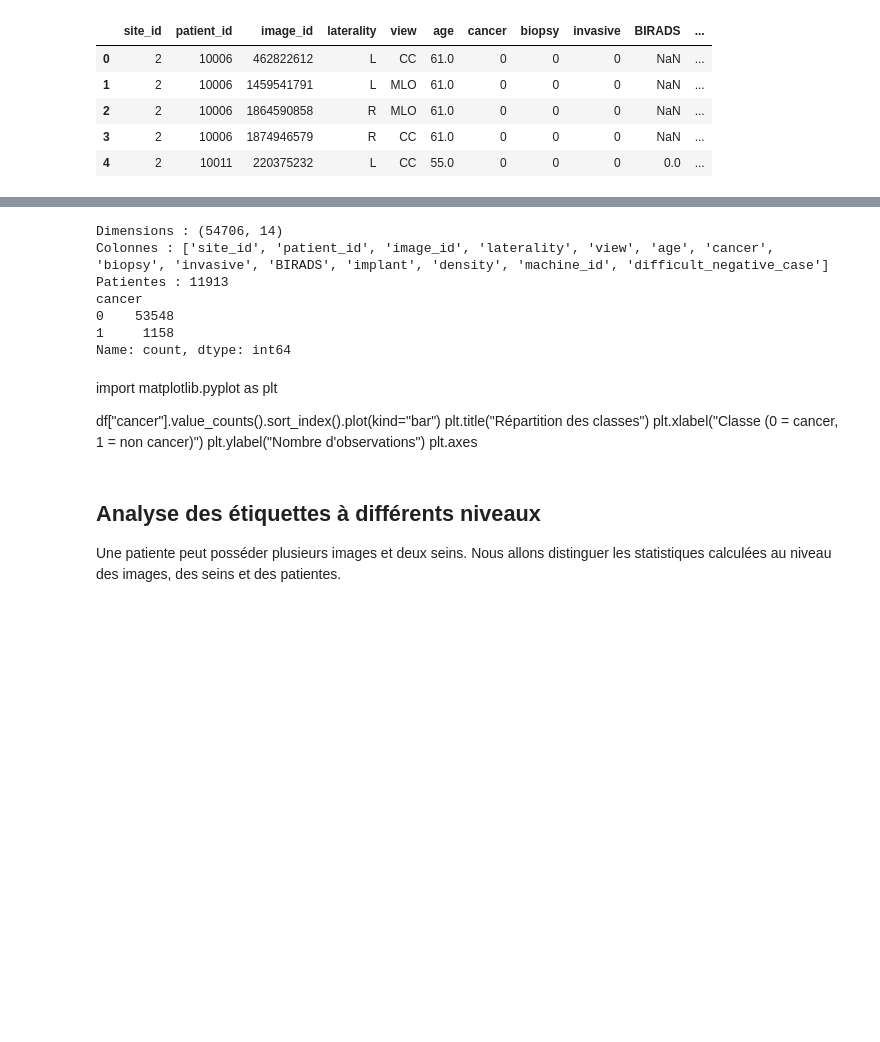
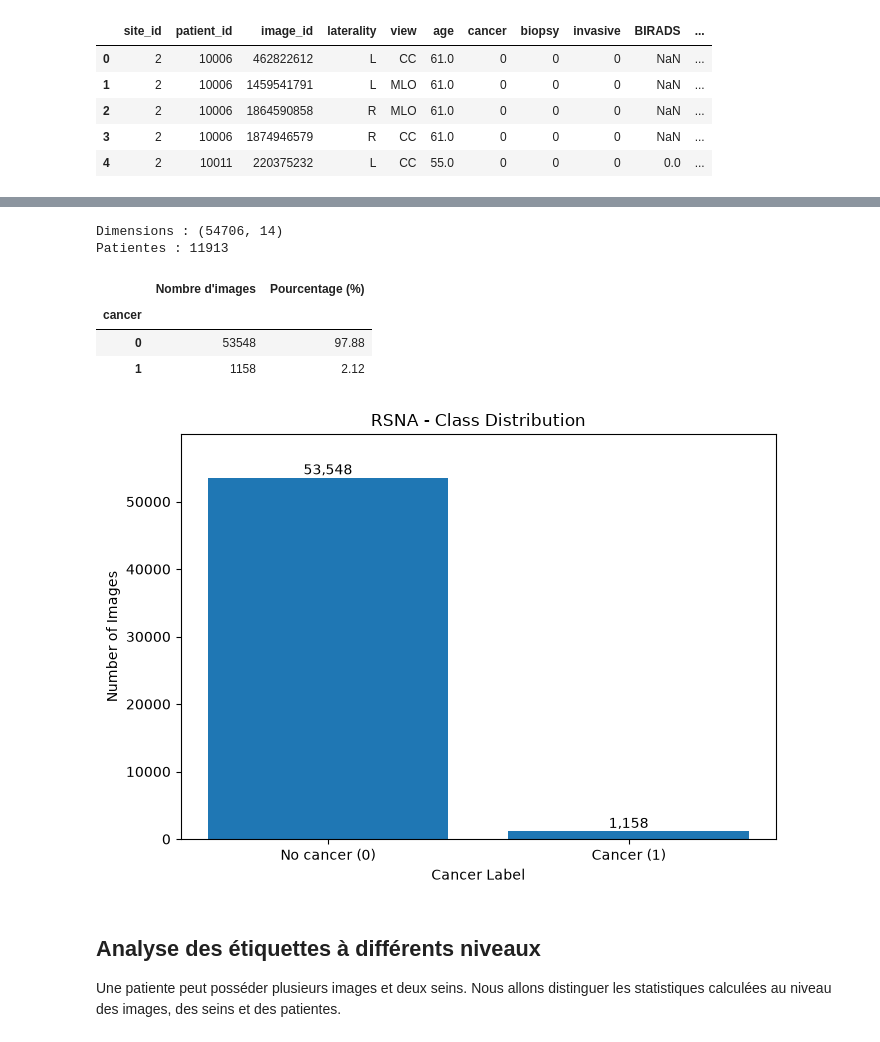
Before and after one commit to Louis-Etienne/gif-7005_apprentissage_automatique, a Jupyter notebook: notebooks/01_exploration_rsna.ipynb, the cells around one changed output, grey strips where cells are left out. Saved outputs shown, nothing was run; the diff lists cells and outputs as text; code cells hidden in the pictures; blank space fills up the shorter version.

Commit message:
Sauvegarde du prototype RSNA et des scripts existants

```diff
--- a/notebooks/01_exploration_rsna.ipynb
+++ b/notebooks/01_exploration_rsna.ipynb
@@ -38,30 +88,66 @@ df.head()
 # Nombre de lignes et de colonnes
 print("Dimensions :", df.shape)
 
-# Noms des colonnes
-print("Colonnes :", df.columns.tolist())
-
 # Nombre de patientes différentes
 print("Patientes :", df["patient_id"].nunique())
 
-# Répartition de la cible au niveau des lignes/images
-print(df["cancer"].value_counts())
+# Compter les observations de chaque classe
+class_counts = df["cancer"].value_counts().sort_index()
+
+# Calculer les proportions
+class_percentages = (
+    df["cancer"].value_counts(normalize=True)
+    .sort_index() * 100
+)
+
+# Construire un tableau récapitulatif
+class_summary = pd.DataFrame({
+    "Nombre d'images": class_counts,
+    "Pourcentage (%)": class_percentages.round(2)
+})
+
+display(class_summary)
 # %% [output]
 Dimensions : (54706, 14)
-Colonnes : ['site_id', 'patient_id', 'image_id', 'laterality', 'view', 'age', 'cancer', 'biopsy', 'invasive', 'BIRADS', 'implant', 'density', 'machine_id', 'difficult_negative_case']
 Patientes : 11913
-cancer
-0    53548
-1     1158
-Name: count, dtype: int64
+|  | Nombre d'images | Pourcentage (%) |
+| cancer |  |  |
+| 0 | 53548 | 97.88 |
+| 1 | 1158 | 2.12 |
-# %% [markdown]
-import matplotlib.pyplot as plt
-
-df["cancer"].value_counts().sort_index().plot(kind="bar")
-plt.title("Répartition des classes")
-plt.xlabel("Classe (0 = cancer, 1 = non cancer)")
-plt.ylabel("Nombre d'observations")
-plt.axes
+# %%
+import matplotlib.pyplot as plt
+
+# Nombre d'images par classe
+class_counts = df["cancer"].value_counts().sort_index()
+
+# Créer le graphique
+plt.figure(figsize=(7, 5))
+
+bars = plt.bar(
+    ["No cancer (0)", "Cancer (1)"],
+    class_counts.values
+)
+
+# Afficher les nombres au-dessus des barres
+for bar in bars:
+    height = bar.get_height()
+    plt.text(
+        bar.get_x() + bar.get_width() / 2,
+        height,
+        f"{int(height):,}",
+        ha="center",
+        va="bottom"
+    )
+
+plt.title("RSNA - Class Distribution")
+plt.xlabel("Cancer Label")
+plt.ylabel("Number of Images")
+
+plt.ylim(0, class_counts.max() * 1.12)
+plt.tight_layout()
+plt.show()
+# %% [output]
+[figure, added]
 # %% [markdown]
 ## Analyse des étiquettes à différents niveaux
 
```
Also changed, not shown: parts of 30 cells of this notebook, 2 other files.
